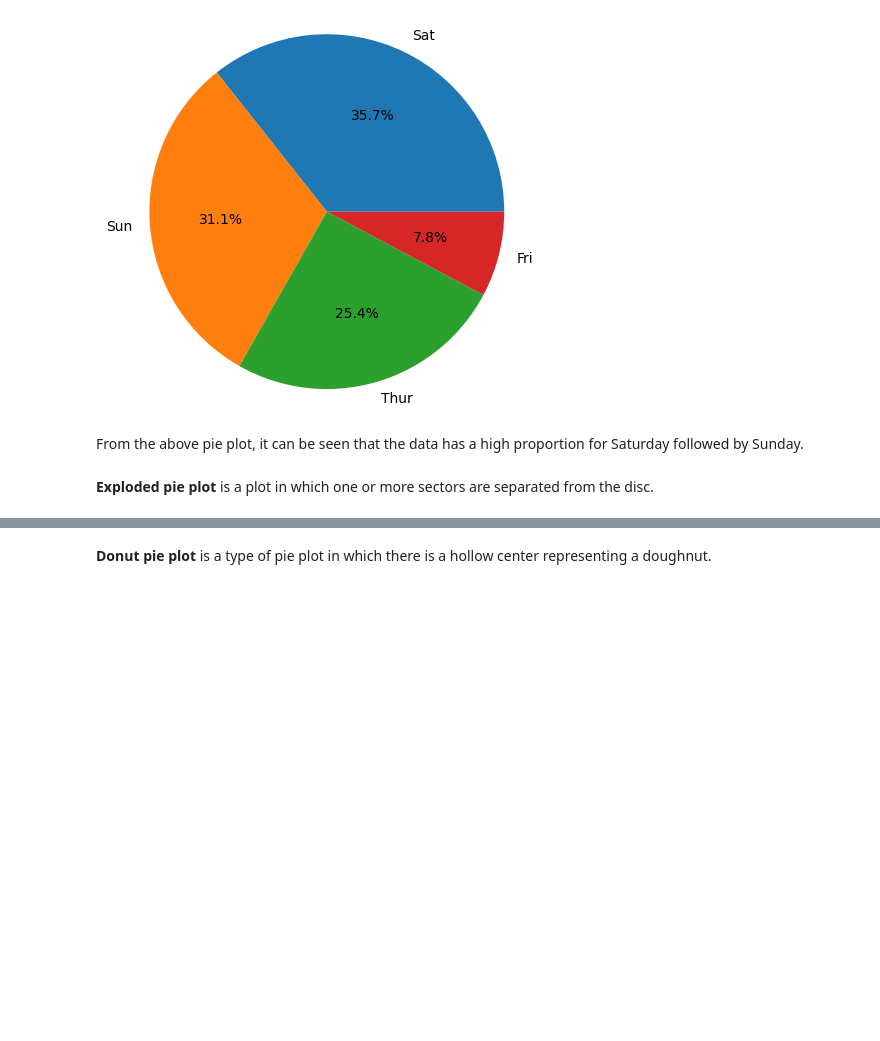
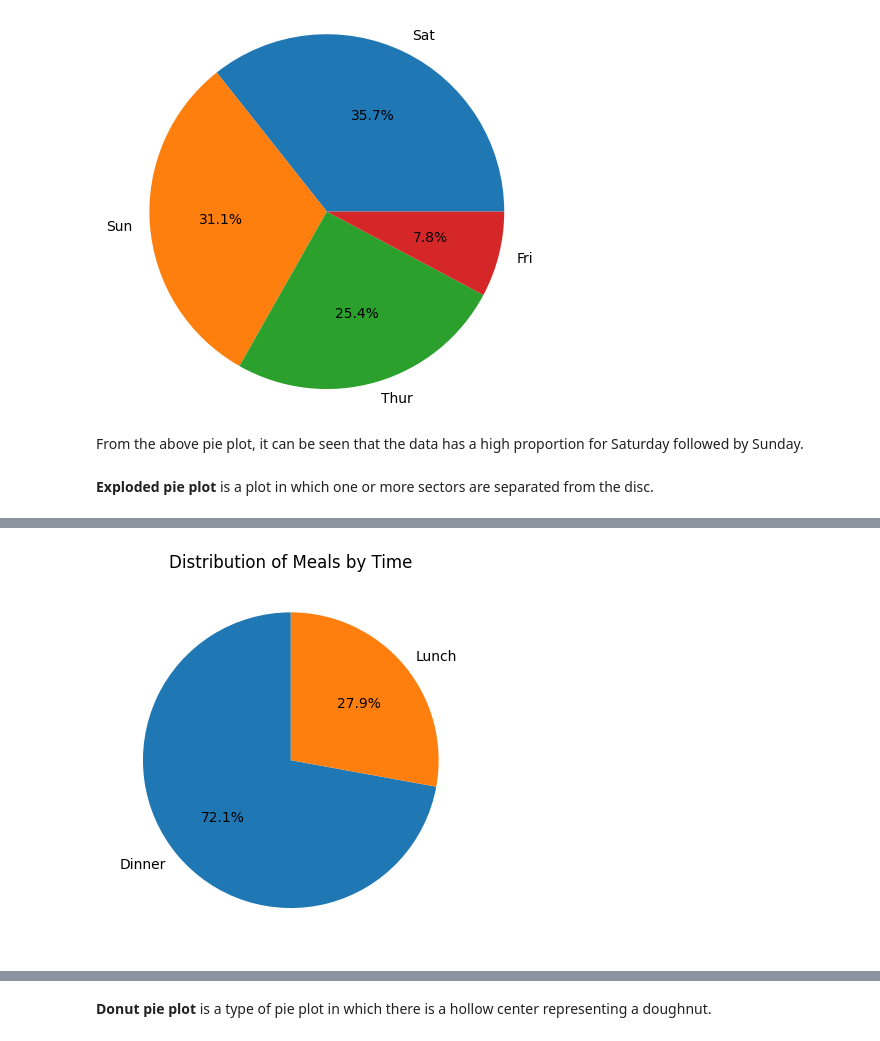
Before and after one commit to zartashiafzal/7am_Data_analysis_with_python, a Jupyter notebook: Data Manipulation and Visualization.ipynb, the cells around one changed output, grey strips where cells are left out. Cells and saved outputs as stored; diff of their text form; code cells hidden in the pictures; blank space fills up the shorter version.

```diff
--- a/Data Manipulation and Visualization.ipynb
+++ b/Data Manipulation and Visualization.ipynb
@@ -719,2 +730,11 @@ From the above pie plot, it can be seen that the data has a high proportion for
+# %%
+meal_counts = tips_data['time'].value_counts()
+
+# Pie Plot
+plt.pie(meal_counts, labels=meal_counts.index, autopct='%1.1f%%', startangle=90)
+plt.title('Distribution of Meals by Time')
+plt.show()
+# %% [output]
+[figure, added]
 # %%
 # plot the occurrence of different days in the dataset
```
Also changed, not shown: parts of 9 cells of this notebook.
